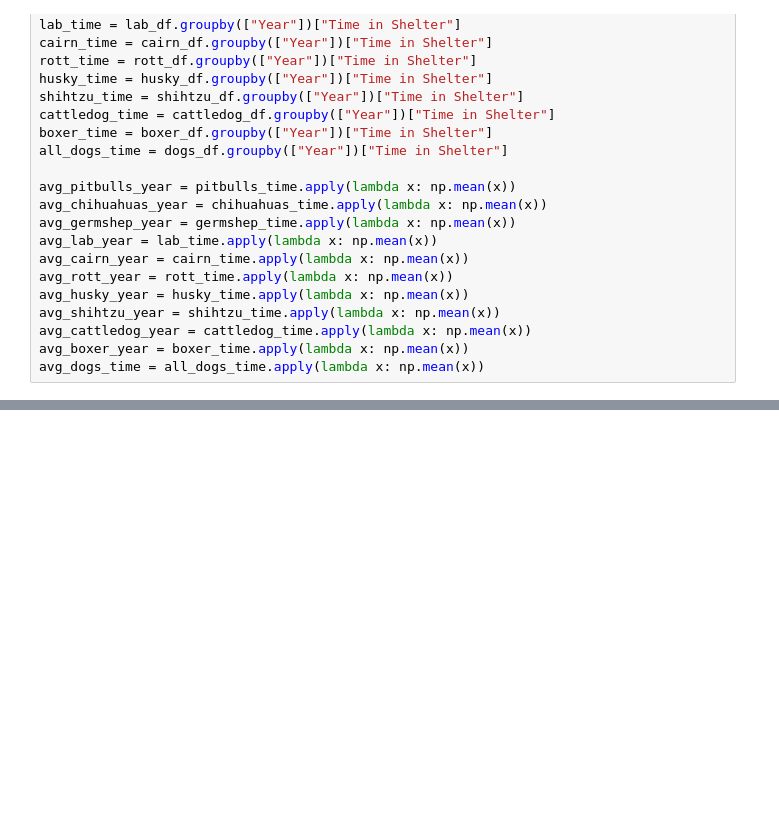
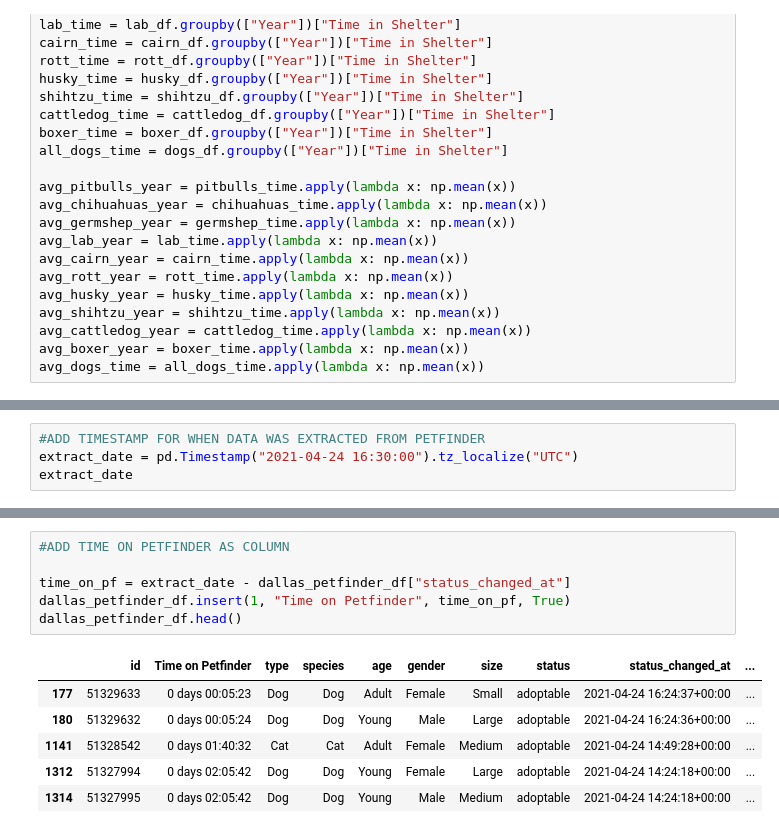
Before and after one commit to jconcha56429/Project1, a Jupyter notebook: Project1.ipynb, the cells around one changed output, grey strips where cells are left out. Drawn from its saved outputs; the diff is of its cells as text; blank space fills up the shorter version.

```diff
--- a/Project1.ipynb
+++ b/Project1.ipynb
@@ -642,0 +722,4 @@ time_in_shelter_per_year
+# %%
+#ADD TIMESTAMP FOR WHEN DATA WAS EXTRACTED FROM PETFINDER
+extract_date = pd.Timestamp("2021-04-24 16:30:00").tz_localize("UTC")
+extract_date
@@ -642,0 +728,13 @@ time_in_shelter_per_year
+# %%
+#ADD TIME ON PETFINDER AS COLUMN
+
+time_on_pf = extract_date - dallas_petfinder_df["status_changed_at"]
+dallas_petfinder_df.insert(1, "Time on Petfinder", time_on_pf, True)
+dallas_petfinder_df.head()
+# %% [output]
+|  | id | Time on Petfinder | type | species | age | gender | size | status | status_changed_at | ... |
+| 177 | 51329633 | 0 days 00:05:23 | Dog | Dog | Adult | Female | Small | adoptable | 2021-04-24 16:24:37+00:00 | ... |
+| 180 | 51329632 | 0 days 00:05:24 | Dog | Dog | Young | Male | Large | adoptable | 2021-04-24 16:24:36+00:00 | ... |
+| 1141 | 51328542 | 0 days 01:40:32 | Cat | Cat | Adult | Female | Medium | adoptable | 2021-04-24 14:49:28+00:00 | ... |
+| 1312 | 51327994 | 0 days 02:05:42 | Dog | Dog | Young | Female | Large | adoptable | 2021-04-24 14:24:18+00:00 | ... |
+| 1314 | 51327995 | 0 days 02:05:42 | Dog | Dog | Young | Male | Medium | adoptable | 2021-04-24 14:24:18+00:00 | ... |
```
Also changed, not shown: parts of 7 cells of this notebook.
